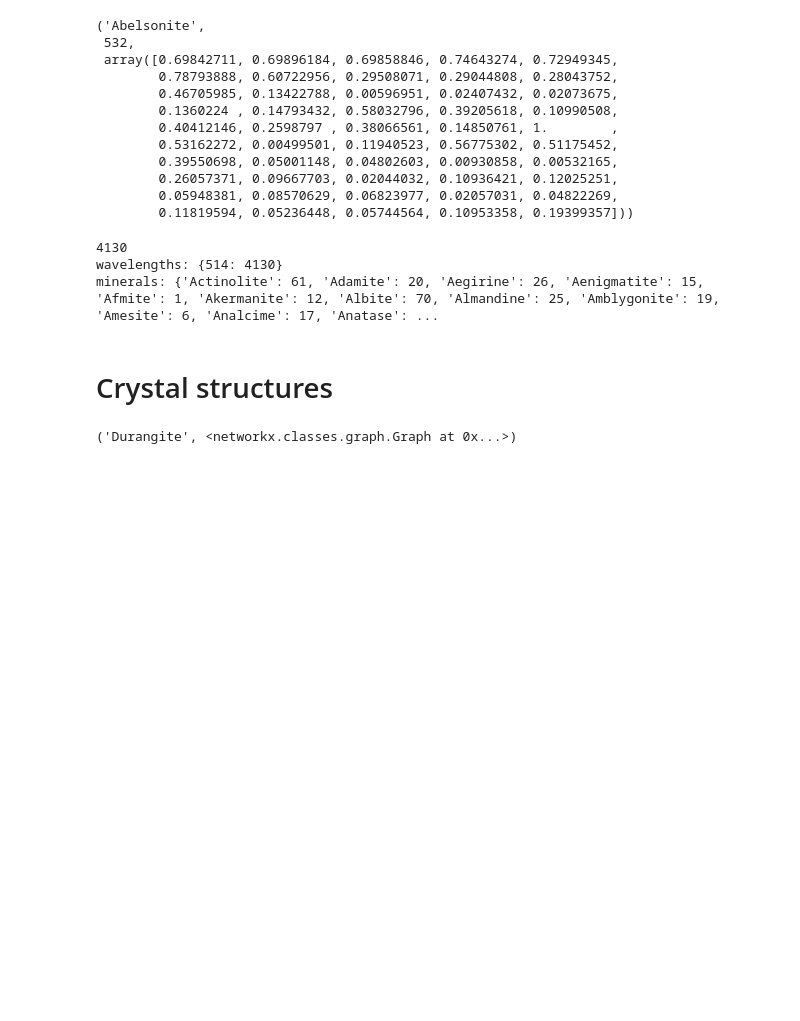
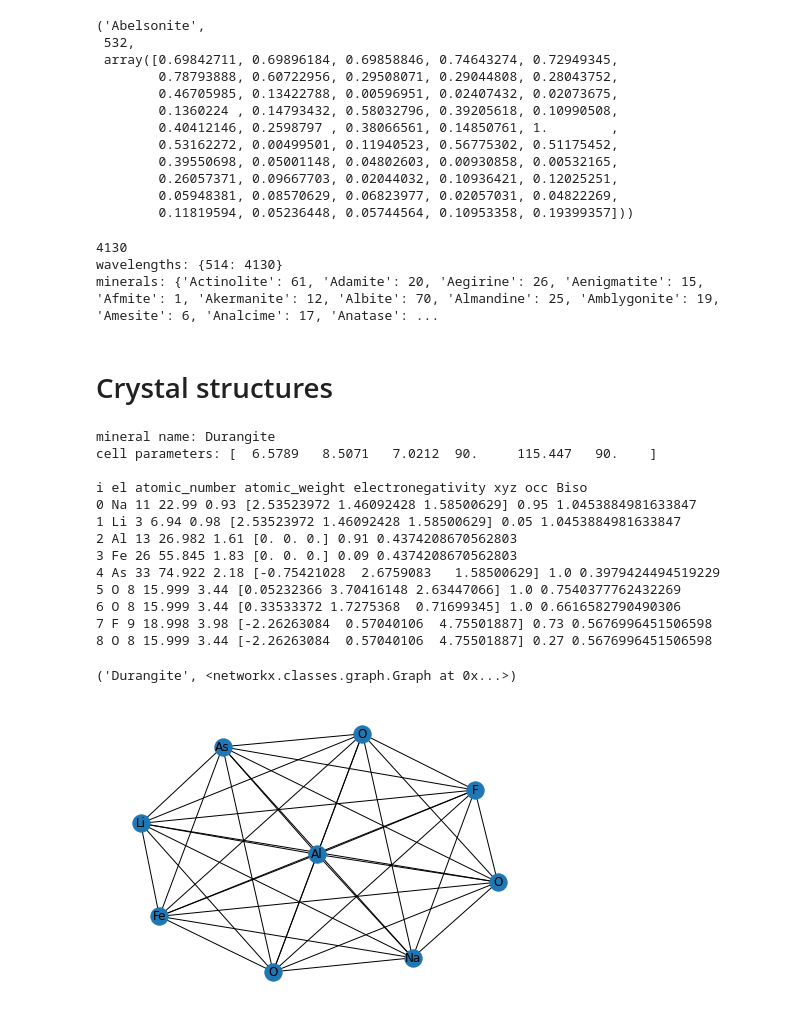
Before and after one commit to gordondowns/cs224w-project, a Jupyter notebook: notebooks/01_load_dataset.ipynb, the cells around one changed output. Cells and saved outputs as stored; diff of their text form; code cells hidden in the pictures; blank space fills up the shorter version.

Commit message:
load a single CIF's asymmetric unit on Windows

```diff
--- a/notebooks/01_load_dataset.ipynb
+++ b/notebooks/01_load_dataset.ipynb
@@ -52,6 +52,20 @@ minerals: {'Actinolite': 61, 'Adamite': 20, 'Aegirine': 26, 'Aenigmatite': 15, '
 # %%
 fp = "../data/raw/CIFs/Acuminite0010999.cif"
 fp = "../data/raw/CIFs/Durangite0019593.cif"
-load_crystal_structure.load_single_crystal_structure(fp)
+load_crystal_structure.load_single_crystal_structure(fp,verbose=True)
 # %% [output]
-('Durangite', <networkx.classes.graph.Graph at 0x...>)
+mineral name: Durangite
+cell parameters: [  6.5789   8.5071   7.0212  90.     115.447   90.    ]
+
+i el atomic_number atomic_weight electronegativity xyz occ Biso
+0 Na 11 22.99 0.93 [2.53523972 1.46092428 1.58500629] 0.95 1.0453884981633847
+1 Li 3 6.94 0.98 [2.53523972 1.46092428 1.58500629] 0.05 1.0453884981633847
+2 Al 13 26.982 1.61 [0. 0. 0.] 0.91 0.4374208670562803
+3 Fe 26 55.845 1.83 [0. 0. 0.] 0.09 0.4374208670562803
+4 As 33 74.922 2.18 [-0.75421028  2.6759083   1.58500629] 1.0 0.3979424494519229
+5 O 8 15.999 3.44 [0.05232366 3.70416148 2.63447066] 1.0 0.7540377762432269
+6 O 8 15.999 3.44 [0.33533372 1.7275368  0.71699345] 1.0 0.6616582790490306
+7 F 9 18.998 3.98 [-2.26263084  0.57040106  4.75501887] 0.73 0.5676996451506598
+8 O 8 15.999 3.44 [-2.26263084  0.57040106  4.75501887] 0.27 0.5676996451506598
+('Durangite', <networkx.classes.graph.Graph at 0x...>)
+[figure, added]
```
Also changed, not shown: 8 other files.
